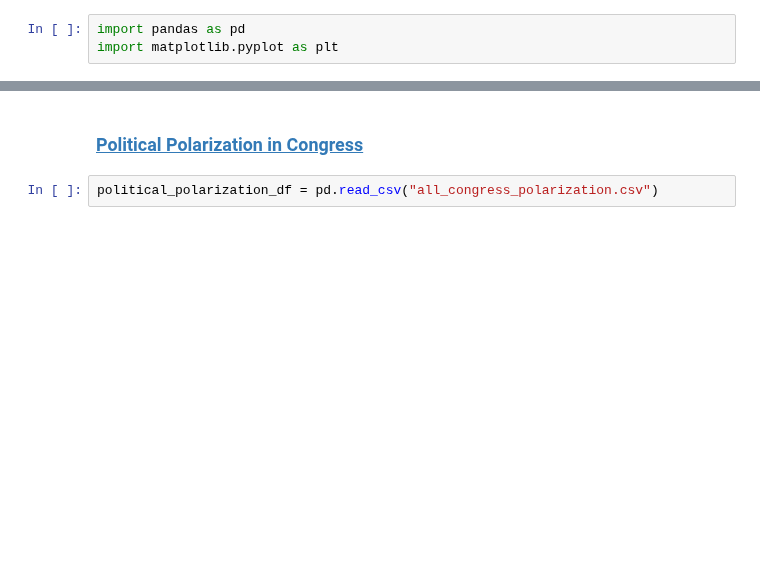
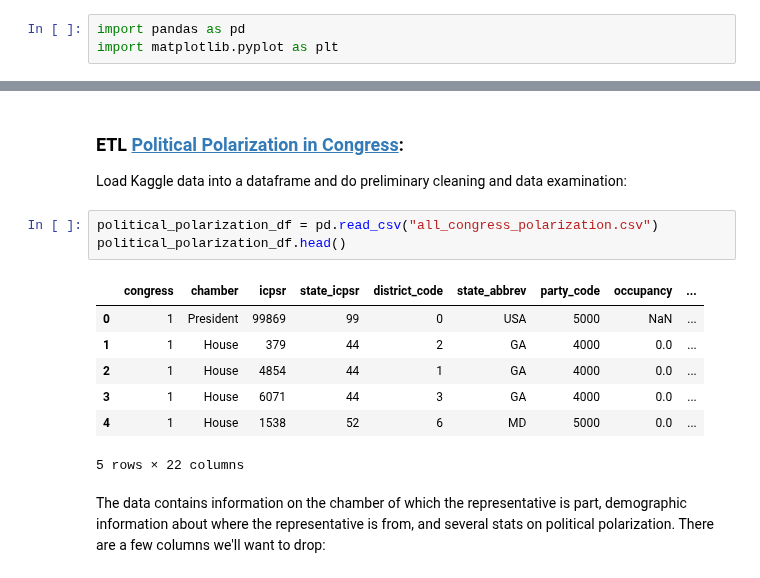
Before and after one commit to V993/Representative-Polarity-US-House, a Jupyter notebook: Milestone1.ipynb, the cells around one changed output, grey strips where cells are left out. Drawn from its saved outputs; the diff is of its cells as text; blank space fills up the shorter version.

```diff
--- a/Milestone1.ipynb
+++ b/Milestone1.ipynb
@@ -27,4 +29,16 @@ import matplotlib.pyplot as plt
 # %% [markdown]
-### [Political Polarization in Congress](https://www.kaggle.com/code/justin2028/political-polarization-us-congress-data-analysis)
+### ETL [Political Polarization in Congress](https://www.kaggle.com/code/justin2028/political-polarization-us-congress-data-analysis):
+Load Kaggle data into a dataframe and do preliminary cleaning and data examination:
 # %%
 political_polarization_df = pd.read_csv("all_congress_polarization.csv")
+political_polarization_df.head()
+# %% [output]
+|  | congress | chamber | icpsr | state_icpsr | district_code | state_abbrev | party_code | occupancy | ... |
+| 0 | 1 | President | 99869 | 99 | 0 | USA | 5000 | NaN | ... |
+| 1 | 1 | House | 379 | 44 | 2 | GA | 4000 | 0.0 | ... |
+| 2 | 1 | House | 4854 | 44 | 1 | GA | 4000 | 0.0 | ... |
+| 3 | 1 | House | 6071 | 44 | 3 | GA | 4000 | 0.0 | ... |
+| 4 | 1 | House | 1538 | 52 | 6 | MD | 5000 | 0.0 | ... |
+5 rows × 22 columns
+# %% [markdown]
+The data contains information on the chamber of which the representative is part, demographic information about where the representative is from, and several stats on political polarization. There are a few columns we'll want to drop:
```
Also changed, not shown: parts of 28 cells of this notebook, 1 other file.
